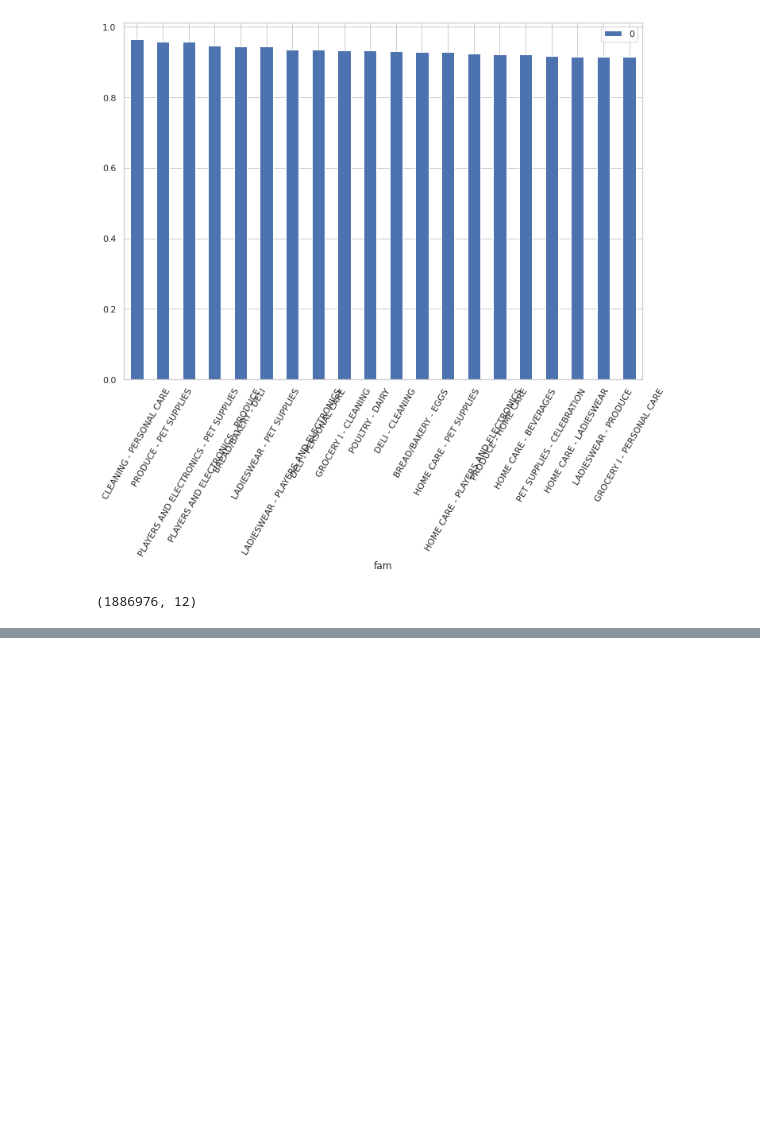
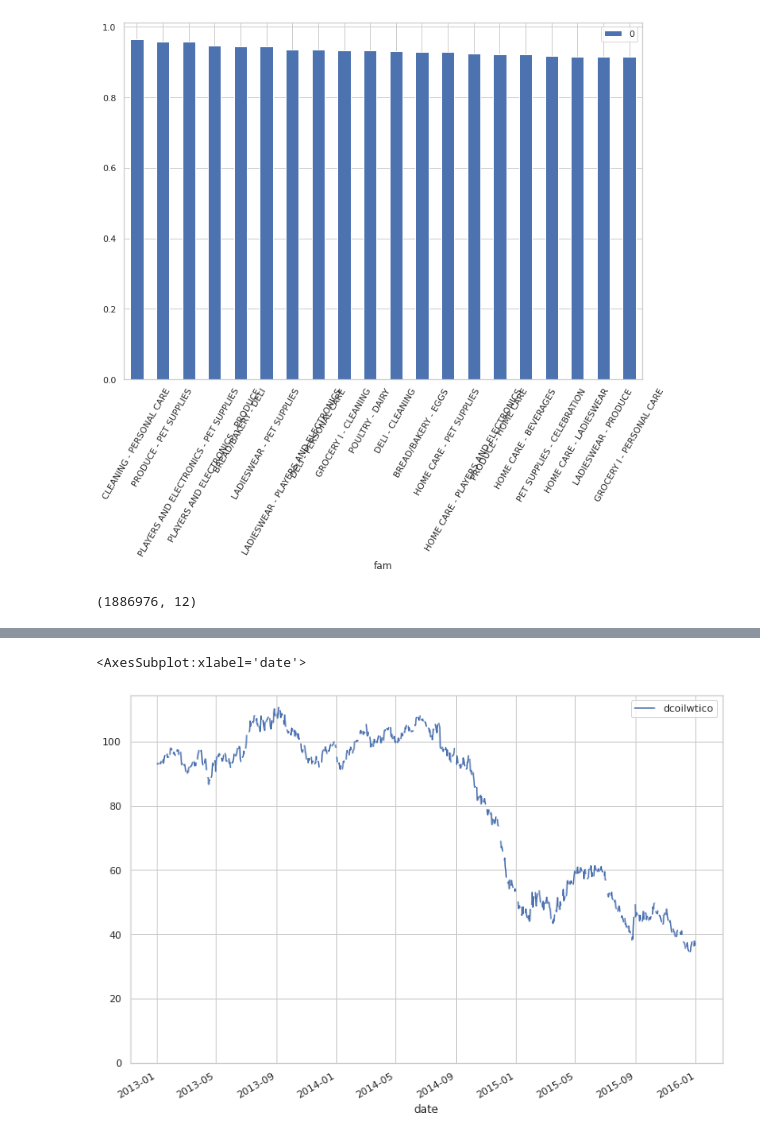
Before and after one commit to iberatd/Kaggle, a Jupyter notebook: forecasting-first.ipynb, the cells around one changed output, grey strips where cells are left out. Saved outputs shown, nothing was run; the diff lists cells and outputs as text; code cells hidden in the pictures; blank space fills up the shorter version.

```diff
--- a/forecasting-first.ipynb
+++ b/forecasting-first.ipynb
@@ -215,3 +215,8 @@ train_df.tail()
 | 1886973 | 1945941 | 2015-12-31 | 9 | PRODUCE | 2888.340 | 0 | 3 | 12 | 31 | 365 | ... |
 | 1886974 | 1945942 | 2015-12-31 | 9 | SCHOOL AND OFFICE SUPPLIES | 0.000 | 0 | 3 | 12 | 31 | 365 | ... |
 | 1886975 | 1945943 | 2015-12-31 | 9 | SEAFOOD | 20.340 | 0 | 3 | 12 | 31 | 365 | ... |
+# %%
+train_df[["date","dcoilwtico"]].plot.line(x="date",y="dcoilwtico",ylim=0)
+# %% [output]
+<AxesSubplot:xlabel='date'>
+[figure, added]
```
Also changed, not shown: parts of 1 cell of this notebook.
